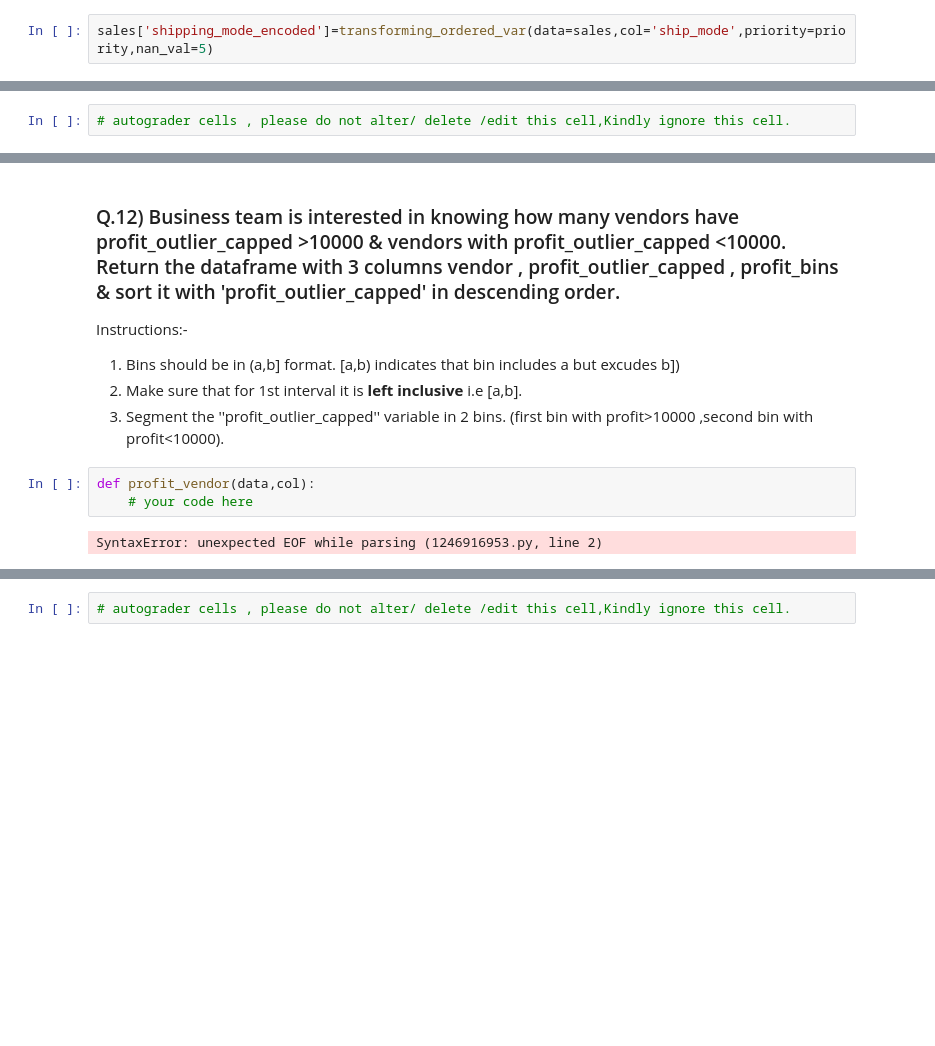
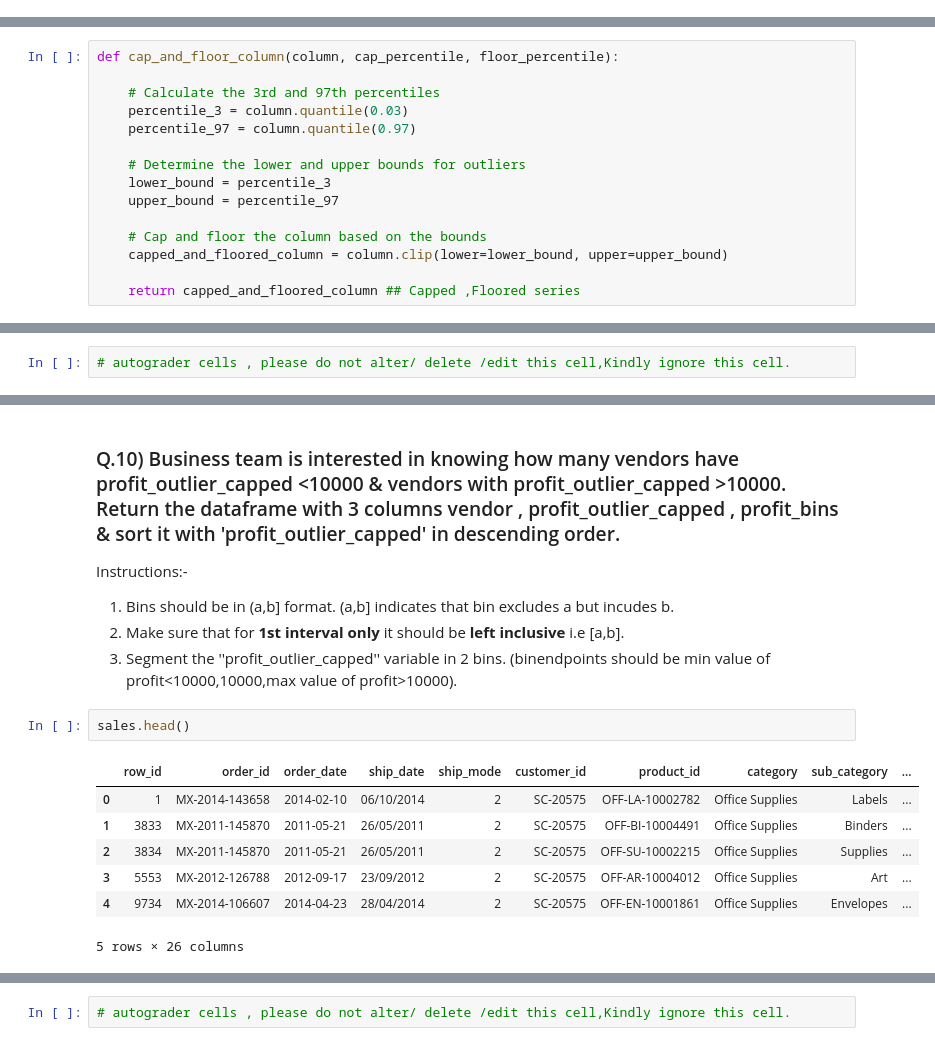
Before and after one commit to dennislamcv1/FractalDS, a Jupyter notebook: Python for Data Science/M4_GA04_2024.ipynb, the cells around one changed output, grey strips where cells are left out. Saved outputs shown, nothing was run; the diff lists cells and outputs as text; blank space fills up the shorter version.

```diff
--- a/Python for Data Science/M4_GA04_2024.ipynb
+++ b/Python for Data Science/M4_GA04_2024.ipynb
@@ -318,4 +320,2 @@ def transforming_ordered_var(data,col,priority,nan_val):
 
     return data[col]
-# %%
-sales['shipping_mode_encoded']=transforming_ordered_var(data=sales,col='ship_mode',priority=priority,nan_val=5)
@@ -434,2 +418,17 @@ def cap_and_floor_column(column, cap_percentile, floor_percentile):
+# %%
+def cap_and_floor_column(column, cap_percentile, floor_percentile):
+
+    # Calculate the 3rd and 97th percentiles
+    percentile_3 = column.quantile(0.03)
+    percentile_97 = column.quantile(0.97)
+
+    # Determine the lower and upper bounds for outliers
+    lower_bound = percentile_3
+    upper_bound = percentile_97
+
+    # Cap and floor the column based on the bounds
+    capped_and_floored_column = column.clip(lower=lower_bound, upper=upper_bound)
+
+    return capped_and_floored_column ## Capped ,Floored series
 # %%
 sales['profit_outlier_capped'] = cap_and_floor_column(column=sales['profit'], cap_percentile=97, floor_percentile=3)
@@ -445,12 +455,17 @@ KeyError: 'profit_outlier_capped'
 # %% [markdown]
-### Q.12) Business team is interested in knowing how many vendors have profit_outlier_capped >10000 & vendors with profit_outlier_capped <10000. Return the dataframe with 3 columns vendor  , profit_outlier_capped , profit_bins & sort it with 'profit_outlier_capped' in descending order.
+### Q.10) Business team is interested in knowing how many vendors have profit_outlier_capped <10000 & vendors with profit_outlier_capped >10000. Return the dataframe with 3 columns vendor  , profit_outlier_capped , profit_bins & sort it with 'profit_outlier_capped' in descending order.
 
 Instructions:-
-1. Bins should be in (a,b] format. [a,b) indicates that bin includes a but excudes b])
-2. Make sure that for 1st interval it is **left inclusive** i.e [a,b].
-3. Segment the ''profit_outlier_capped'' variable in 2 bins. (first bin with profit>10000 ,second bin with profit<10000).
+1. Bins should be in (a,b] format. (a,b] indicates that bin excludes a but incudes b.
+2. Make sure that for **1st interval only** it should be **left inclusive** i.e [a,b].
+3. Segment the ''profit_outlier_capped'' variable in 2 bins. (binendpoints should be min value of profit<10000,10000,max value of profit>10000).
-# %%
-def profit_vendor(data,col):
-    # your code here
-# %% [output]
-SyntaxError: unexpected EOF while parsing (1246916953.py, line 2)
+# %%
+sales.head()
+# %% [output]
+|  | row_id | order_id | order_date | ship_date | ship_mode | customer_id | product_id | category | sub_category | ... |
+| 0 | 1 | MX-2014-143658 | 2014-02-10 | 06/10/2014 | 2 | SC-20575 | OFF-LA-10002782 | Office Supplies | Labels | ... |
+| 1 | 3833 | MX-2011-145870 | 2011-05-21 | 26/05/2011 | 2 | SC-20575 | OFF-BI-10004491 | Office Supplies | Binders | ... |
+| 2 | 3834 | MX-2011-145870 | 2011-05-21 | 26/05/2011 | 2 | SC-20575 | OFF-SU-10002215 | Office Supplies | Supplies | ... |
+| 3 | 5553 | MX-2012-126788 | 2012-09-17 | 23/09/2012 | 2 | SC-20575 | OFF-AR-10004012 | Office Supplies | Art | ... |
+| 4 | 9734 | MX-2014-106607 | 2014-04-23 | 28/04/2014 | 2 | SC-20575 | OFF-EN-10001861 | Office Supplies | Envelopes | ... |
+5 rows × 26 columns
```
Also changed, not shown: parts of 63 cells of this notebook.
